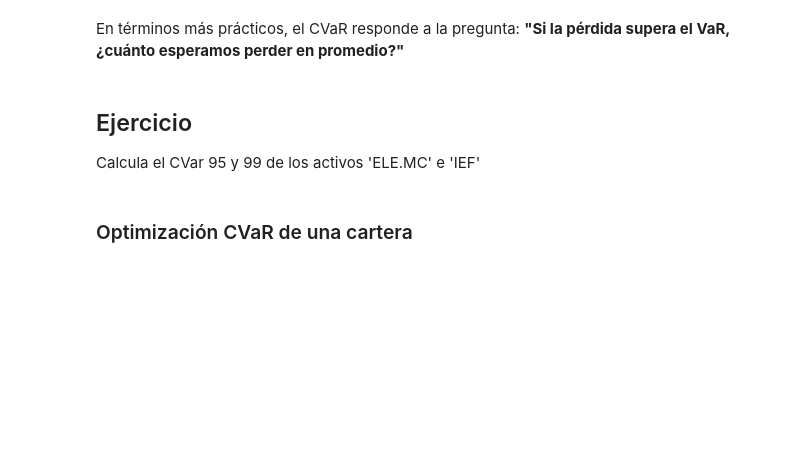
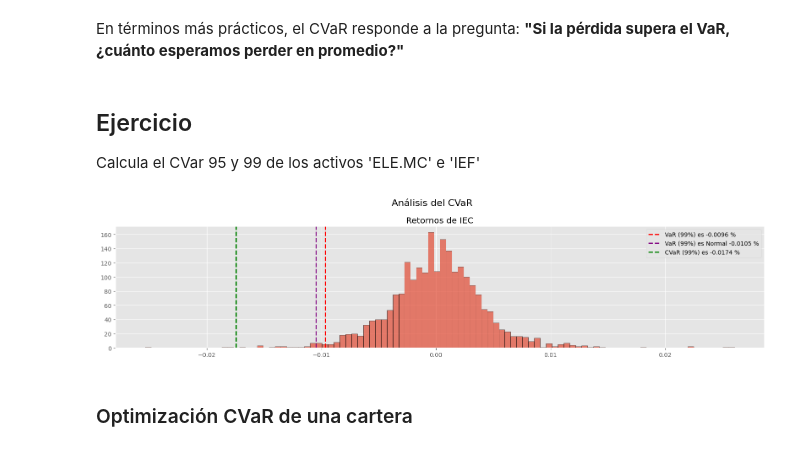
Before and after one commit to alfonso-santos/microcredencial-carteras-python, a Jupyter notebook: Tema_6_Riesgos/src/riesgos.ipynb, the cells around one changed output. Saved outputs shown, nothing was run; the diff lists cells and outputs as text; code cells hidden in the pictures; blank space fills up the shorter version.

```diff
--- a/Tema_6_Riesgos/src/riesgos.ipynb
+++ b/Tema_6_Riesgos/src/riesgos.ipynb
@@ -1049,20 +1064,33 @@ Calcula el CVar 95 y 99 de los activos 'ELE.MC' e 'IEF'
+# %%
+# Calcular el CVAR al 95%
+#TODO
+
+# Calcular el CVAR al 95%
+cvar_95_ele = 100 * np.mean(retornos['ELE.MC'][retornos['ELE.MC'] < var_95_hist['ELE.MC']])
+cvar_95_ief = 100 * np.mean(retornos['IEF'][retornos['IEF'] < var_95_hist['IEF']])
+
+#Calcular el CVAR al 99%
+cvar_99_ele = 100 * np.mean(retornos['ELE.MC'][retornos['ELE.MC'] < var_99_hist['ELE.MC']])
+cvar_99_ief = 100 * np.mean(retornos['IEF'][retornos['IEF'] < var_99_hist['IEF']])
 # %%
 fig, axes = plt.subplots(1, 1, figsize=(16, 4), sharey='row')
 
 axes.hist(retornos['IEF'], bins=100, edgecolor='black', alpha=0.7)
 #axes.axvline(x=var2_90, color='green', linestyle='--', linewidth=2, label=f'VaR (90%) es {100 * var2_90:.1f} %')
 axes.axvline(x=-var_99_gauss['IEF'], color='red', linestyle='--', linewidth=2, label=f"VaR (99%) es {-var_99_gauss['IEF']:.4f} %")
 axes.axvline(x=-var_99_hist['IEF'], color='purple', linestyle='--', linewidth=2, label=f"VaR (99%) es Normal {-var_99_hist['IEF']:.4f} %")
-axes.axvline(x=cvar_99_ief, color='green', linestyle='--', linewidth=2, label=f'CVaR (95%) es {cvar_99_ief:.4f} %')
+axes.axvline(x=cvar_99_ief, color='green', linestyle='--', linewidth=2, label=f'CVaR (99%) es {cvar_99_ief:.4f} %')
 
 axes.set_ylabel('')
 axes.set_title('Retornos de IEC')
 axes.legend()
 
 
 plt.suptitle('Análisis del CVaR', fontsize=16)  # Título general
 plt.tight_layout()
 plt.show()
+# %% [output]
+[figure, added]
 # %% [markdown]
 ### Optimización CVaR de una cartera
 # %% [markdown]
```
Also changed, not shown: parts of 21 cells of this notebook.
